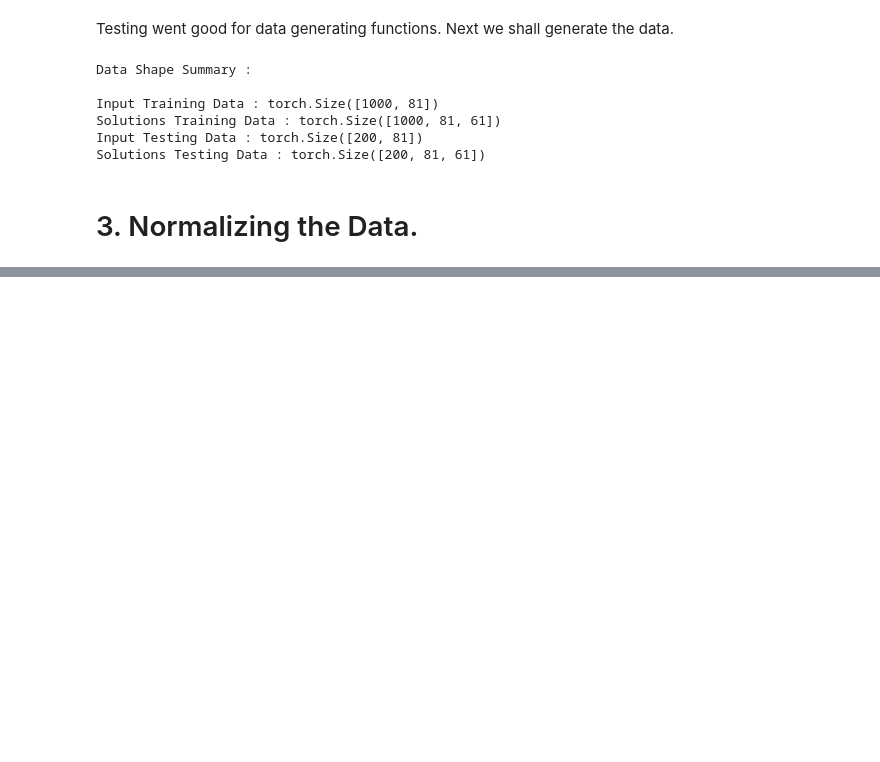
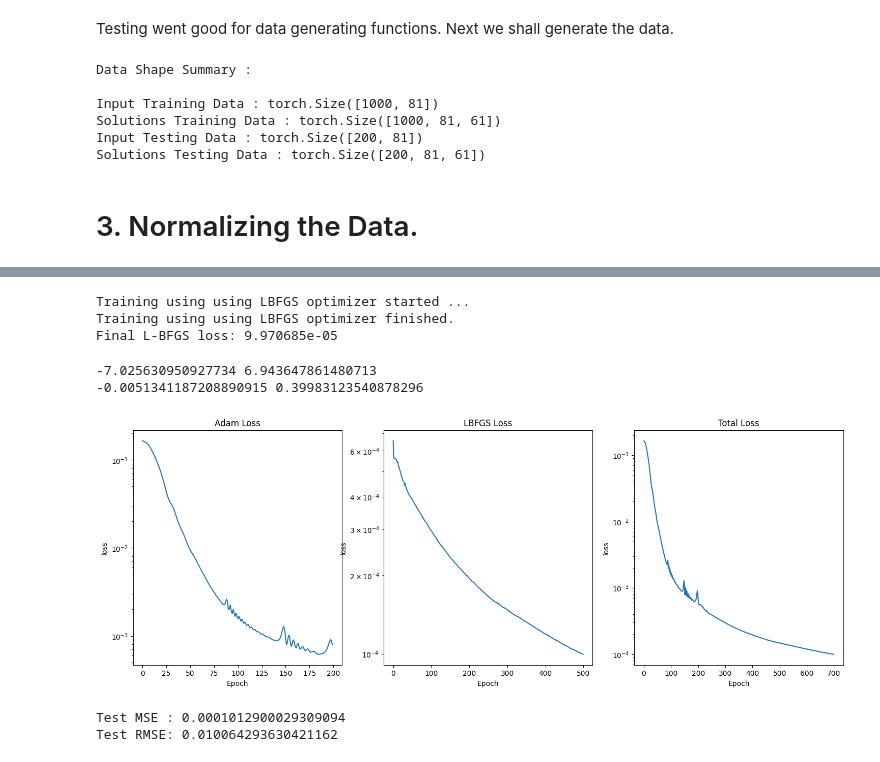
Before and after one commit to ChandraAnunay/Neural-Operators, a Jupyter notebook: FNOs/1_Heat_Equation.ipynb, the cells around one changed output, grey strips where cells are left out. Drawn from its saved outputs; the diff is of its cells as text; code cells hidden in the pictures; blank space fills up the shorter version.

Commit message:
Heat Equation Sollved Using FNO Architecture

```diff
--- a/FNOs/1_Heat_Equation.ipynb
+++ b/FNOs/1_Heat_Equation.ipynb
@@ -128,0 +331,4 @@ tensor([2.0000, 4.0000, 4.5000], dtype=torch.float16)
+# %%
+# defining the optimizers
+adam_optim = torch.optim.Adam(model.parameters(), lr = 0.001)
+lbfgs_optim = torch.optim.LBFGS(model.parameters(), lr = 1.0, max_iter=500, max_eval=500, tolerance_grad=10**-10, tolerance_change=10**-14, line_search_fn="strong_wolfe")
@@ -128,0 +363,62 @@ tensor([2.0000, 4.0000, 4.5000], dtype=torch.float16)
+# %%
+# using lbfgs optimizer
+lbfgs_loss_arr = []
+print("Training using using LBFGS optimizer started ...")
+def closure():
+    lbfgs_optim.zero_grad()
+    loss = Loss(model, input_train_data, u_train)
+    lbfgs_loss_arr.append(loss.item())
+    loss.backward()
+    return loss
+
+lbfgs_optim.step(closure)
+print("Training using using LBFGS optimizer finished.")
+print(f"Final L-BFGS loss: {lbfgs_loss_arr[-1]:.6e}")
+# %% [output]
+Training using using LBFGS optimizer started ...
+Training using using LBFGS optimizer finished.
+Final L-BFGS loss: 9.970685e-05
+# %%
+print(u_train.min().item(), u_train.max().item())
+print(u_train.mean().item(), u_train.std().item())
+# %% [output]
+-7.025630950927734 6.943647861480713
+-0.0051341187208890915 0.39983123540878296
+# %%
+# visualing the loss
+plt.figure(figsize = (18,6))
+
+plt.subplot(1,3,1)
+plt.semilogy(adam_loss_arr)
+plt.title("Adam Loss")
+plt.xlabel("Epoch")
+plt.ylabel("loss")
+
+plt.subplot(1,3,2)
+plt.semilogy(lbfgs_loss_arr)
+plt.title("LBFGS Loss")
+plt.xlabel("Epoch")
+plt.ylabel("loss")
+
+plt.subplot(1,3,3)
+plt.semilogy(adam_loss_arr + lbfgs_loss_arr)
+plt.title("Total Loss")
+plt.xlabel("Epoch")
+plt.ylabel("loss")
+plt.show()
+# %% [output]
+[figure, added]
+# %%
+model.eval()
+
+with torch.no_grad():
+    u_test_pred = model(input_test_data)
+
+    test_mse = torch.mean((u_test_pred - u_test) ** 2)
+    test_rmse = torch.sqrt(test_mse)
+
+print("Test MSE :", test_mse.item())
+print("Test RMSE:", test_rmse.item())
+# %% [output]
+Test MSE : 0.0001012900029309094
+Test RMSE: 0.010064293630421162
```
Also changed, not shown: parts of 17 cells of this notebook.
